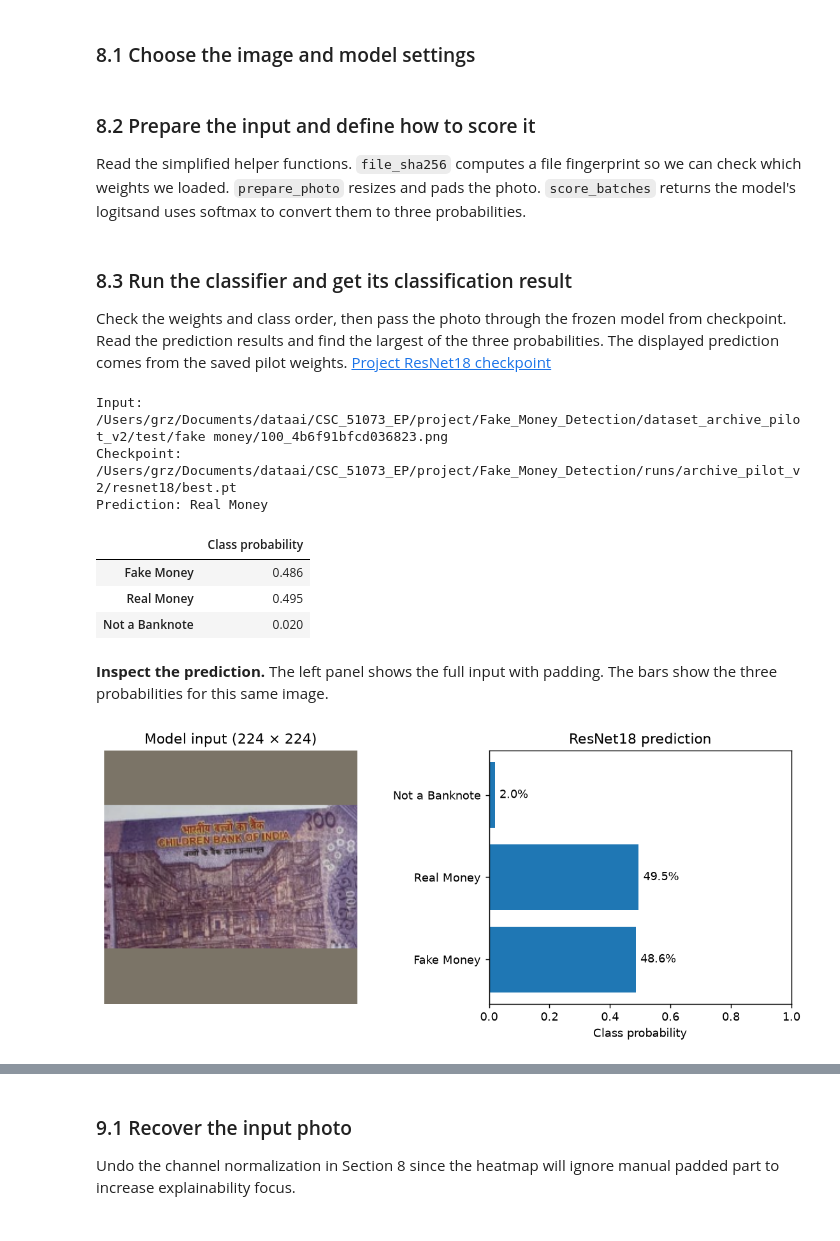
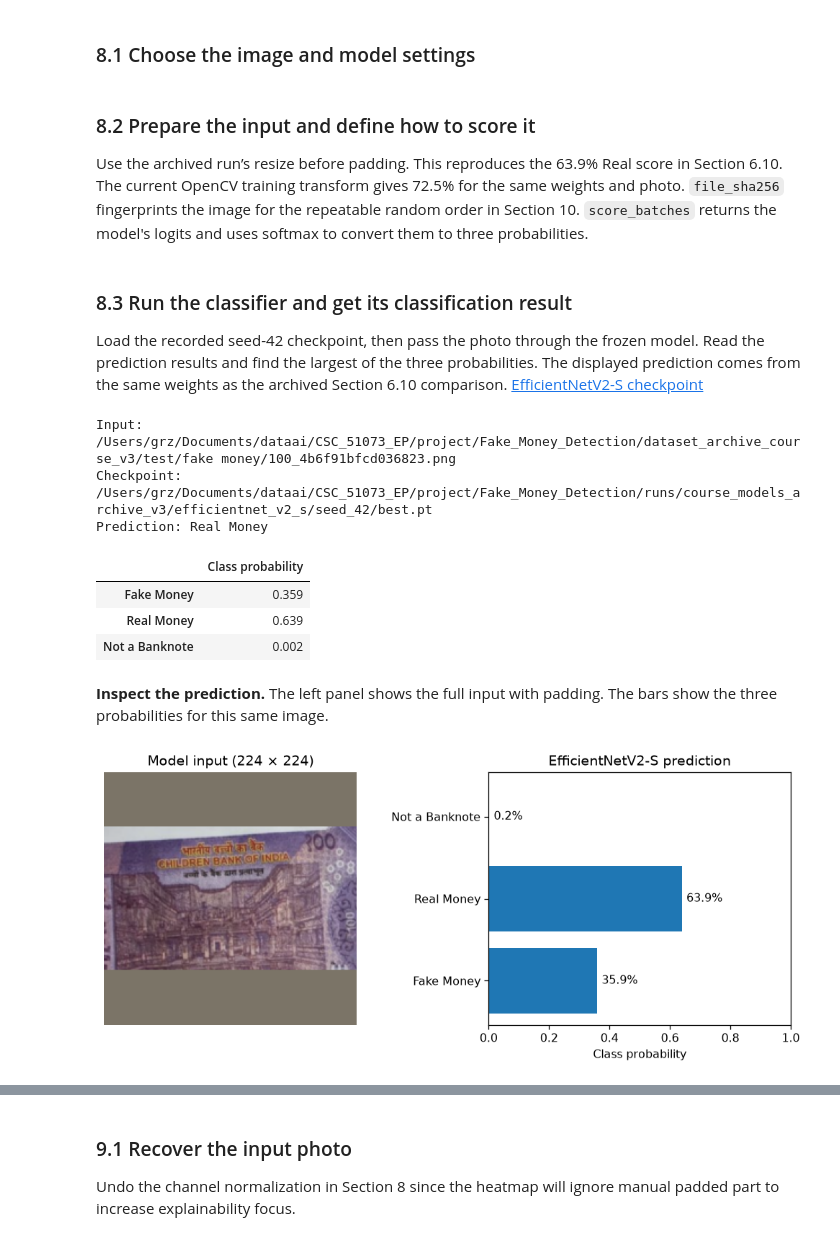
Before and after one commit to exileheadgrz/fakeBankNoteDetection, a Jupyter notebook: moneyDetectionFlassfier.ipynb, the cells around one changed output, grey strips where cells are left out. Cells and saved outputs as stored; diff of their text form; code cells hidden in the pictures.

```diff
--- a/moneyDetectionFlassfier.ipynb
+++ b/moneyDetectionFlassfier.ipynb
@@ -908,16 +906,15 @@ Before looking at a heatmap, record what the  ResNet18 predicts for the original
 # %% [markdown]
 ### 8.1 Choose the image and model settings
 # %%
-IMAGE = PILOT_DATA / "test/fake money/100_4b6f91bfcd036823.png"
+IMAGE = DATA / "test/fake money/100_4b6f91bfcd036823.png"
 METHODS = ["gradcam", "scorecam"]
-NOTE_100 = PILOT_DATA / "test/fake money/100_4b6f91bfcd036823.png"
 NOTE_2000 = PILOT_DATA / "test/fake money/2000_37e2bd6dd602b4de.png"
-WEIGHT_SHA256 = "720a18ec4c49f2a7bdb7459d2653b1653567d3a9a3a43cb0c11e9e9803846a7c"
-cam_transform = TestTransform("resnet18")
+CAM_CHECKPOINT = COMPARISON / "efficientnet_v2_s/seed_42/best.pt"
+CAM_SIZE = preprocessing_config("efficientnet_v2_s")["img_size"]
 # %% [markdown]
 ### 8.2 Prepare the input and define how to score it
 
-Read the simplified helper functions. `file_sha256` computes a file fingerprint so we can check which weights we loaded. `prepare_photo` resizes and pads the photo. `score_batches` returns the model's logitsand uses softmax to convert them to three probabilities.
+Use the archived run’s resize before padding. This reproduces the 63.9% Real score in Section 6.10. The current OpenCV training transform gives 72.5% for the same weights and photo. `file_sha256` fingerprints the image for the repeatable random order in Section 10. `score_batches` returns the model's logits and uses softmax to convert them to three probabilities.
 # %%
 def file_sha256(path):
     """Compute a file's SHA-256 digest for checking image, model and protocol identities."""
@@ -925,9 +922,19 @@ def file_sha256(path):
         return hashlib.file_digest(stream, "sha256").hexdigest()
 
 
+def prepare_pixels(rgb):
+    """Use the archived resize, normalization and padding for every Part 2 edit."""
+    geometry = fit_square(rgb.shape[1::-1], CAM_SIZE)
+    left, top, right, bottom = geometry["resized_coor"]
+    small = TF.resize(TF.to_pil_image(rgb), [bottom - top, right - left])
+    pixels = TF.normalize(TF.to_tensor(small), IMAGENET_MEAN, IMAGENET_STD)
+    square = TF.pad(pixels, [left, top, CAM_SIZE - right, CAM_SIZE - bottom])
+    return square, geometry
+
+
 def prepare_photo(path):
-    """Prepare one pilot photo as a batch and keep its bounds for the pixel experiments."""
-    tensor, geometry = cam_transform.with_geometry(read_rgb(path))
+    """Prepare the full photo as a batch and keep its bounds for the pixel experiments."""
+    tensor, geometry = prepare_pixels(read_rgb(path))
     return tensor.unsqueeze(0), geometry
 
 
@@ -939,40 +946,40 @@ def score_batches(model, tensors, batch_size):
 # %% [markdown]
 ### 8.3 Run the classifier and get its classification result
 
-Check the weights and class order, then pass the photo through the frozen model from checkpoint. Read the prediction results and find the largest of the three probabilities. The displayed prediction comes from the saved pilot weights.  [Project ResNet18 checkpoint](runs/archive_pilot_v2/resnet18/best.pt)
+Load the recorded seed-42 checkpoint, then pass the photo through the frozen model. Read the prediction results and find the largest of the three probabilities. The displayed prediction comes from the same weights as the archived Section 6.10 comparison. [EfficientNetV2-S checkpoint](runs/course_models_archive_v3/efficientnet_v2_s/seed_42/best.pt)
 # %%
 # Use the same model builder and checkpoint loader as in the previous part.
-cam_model, cam_checkpoint = load_checkpoint(RESNET, "cpu")
+cam_model, cam_checkpoint = load_checkpoint(CAM_CHECKPOINT, "cpu")
 cam_model.requires_grad_(False)
 x, geometry = prepare_photo(IMAGE)
 
 original = score_batches(cam_model, x, 16)
 probabilities = original["probabilities"][0]
 print("Input:", IMAGE.resolve())
-print("Checkpoint:", RESNET.resolve())
+print("Checkpoint:", CAM_CHECKPOINT.resolve())
 print("Prediction:", names[np.argmax(probabilities)])
 display(pd.Series(probabilities, index=names, name="Class probability").round(3).to_frame())
 # %% [output]
-Input: /Users/grz/Documents/dataai/CSC_51073_EP/project/Fake_Money_Detection/dataset_archive_pilot_v2/test/fake money/100_4b6f91bfcd036823.png
-Checkpoint: /Users/grz/Documents/dataai/CSC_51073_EP/project/Fake_Money_Detection/runs/archive_pilot_v2/resnet18/best.pt
+Input: /Users/grz/Documents/dataai/CSC_51073_EP/project/Fake_Money_Detection/dataset_archive_course_v3/test/fake money/100_4b6f91bfcd036823.png
+Checkpoint: /Users/grz/Documents/dataai/CSC_51073_EP/project/Fake_Money_Detection/runs/course_models_archive_v3/efficientnet_v2_s/seed_42/best.pt
 Prediction: Real Money
 |  | Class probability |
-| Fake Money | 0.486 |
-| Real Money | 0.495 |
-| Not a Banknote | 0.020 |
+| Fake Money | 0.359 |
+| Real Money | 0.639 |
+| Not a Banknote | 0.002 |
 # %% [markdown]
 **Inspect the prediction.** The left panel shows the full input with padding. The bars show the three probabilities for this same image.
 # %%
 rgb_input = x[0].permute(1, 2, 0).cpu().numpy() * IMAGENET_STD + IMAGENET_MEAN
 fig, (photo_ax, score_ax) = plt.subplots(1, 2, figsize=(9, 4))
 photo_ax.imshow(np.clip(rgb_input, 0, 1))
 photo_ax.set_title(f"Model input ({x.shape[-1]} × {x.shape[-2]})")
 photo_ax.axis("off")
 bars = score_ax.barh(names, probabilities)
 score_ax.bar_label(bars, labels=[f"{p:.1%}" for p in probabilities], padding=4)
-score_ax.set(xlim=(0, 1), xlabel="Class probability", title="ResNet18 prediction")
+score_ax.set(xlim=(0, 1), xlabel="Class probability", title="EfficientNetV2-S prediction")
 fig.tight_layout()
 plt.show()
 # %% [output]
-[figure, old version]
+[figure, new version]
 # %% [markdown]
```
Also changed, not shown: parts of 63 cells of this notebook.
